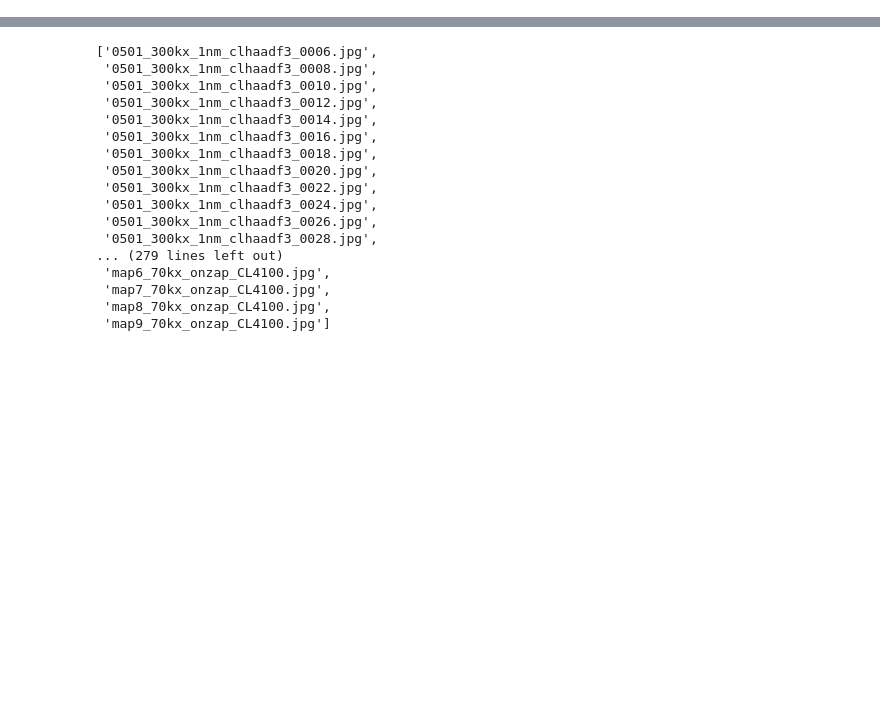
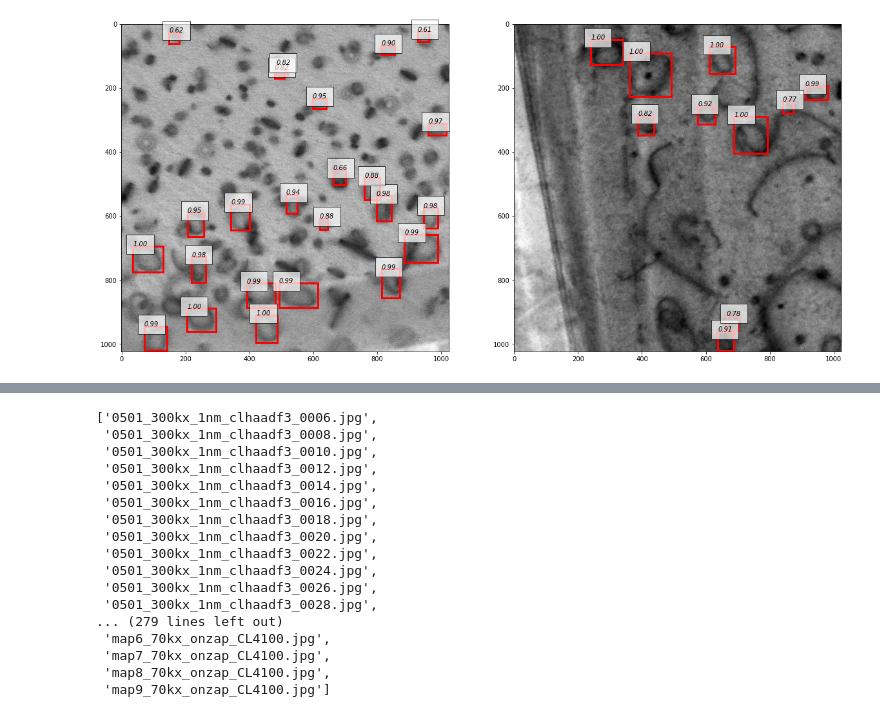
Before and after one commit to uw-cmg/Defect-Detection, a Jupyter notebook: Defect detection debug.ipynb, the cells around one changed output, grey strips where cells are left out. Drawn from its saved outputs; the diff is of its cells as text; code cells hidden in the pictures; blank space fills up the shorter version.

Commit message:
add initial test

```diff
--- a/Defect detection debug.ipynb
+++ b/Defect detection debug.ipynb
@@ -23 +20,3 @@ dataset = DefectDetectionDataset.DefectDetectionDataset()
+# %%
+dataset_test = DefectDetectionDataset.DefectDetectionDataset(split='test')
 # %%
@@ -32,0 +141,20 @@ plt.show()
+# %%
+img_0, bbs_1, _ = dataset_test[3]
+img_1, bbs_2, _ = dataset_test[14]
+model = FasterRCNNVGG16(n_fg_class=1, pretrained_model='result/snapshot_model_70000.npz')
+chainer.cuda.get_device_from_id(0).use()
+model.to_gpu()
+model.score_thresh = 0.6
+# Note that `predict` takes a list of images.
+bboxes, labels, scores = model.predict([img_0, img_1])
+
+# Visualize output of the first image on the left and
+# the second image on the right.
+fig = plt.figure(figsize=(20,10))
+ax1 = fig.add_subplot(1, 2, 1)
+ax2 = fig.add_subplot(1, 2, 2)
+vis_bbox(img_0, bboxes[0], labels[0], scores[0], ax=ax1)
+vis_bbox(img_1, bboxes[1], labels[1], scores[1], ax=ax2)
+plt.show()
+# %% [output]
+[figure, added]
```
Also changed, not shown: parts of 10 cells of this notebook, 9 other files.
